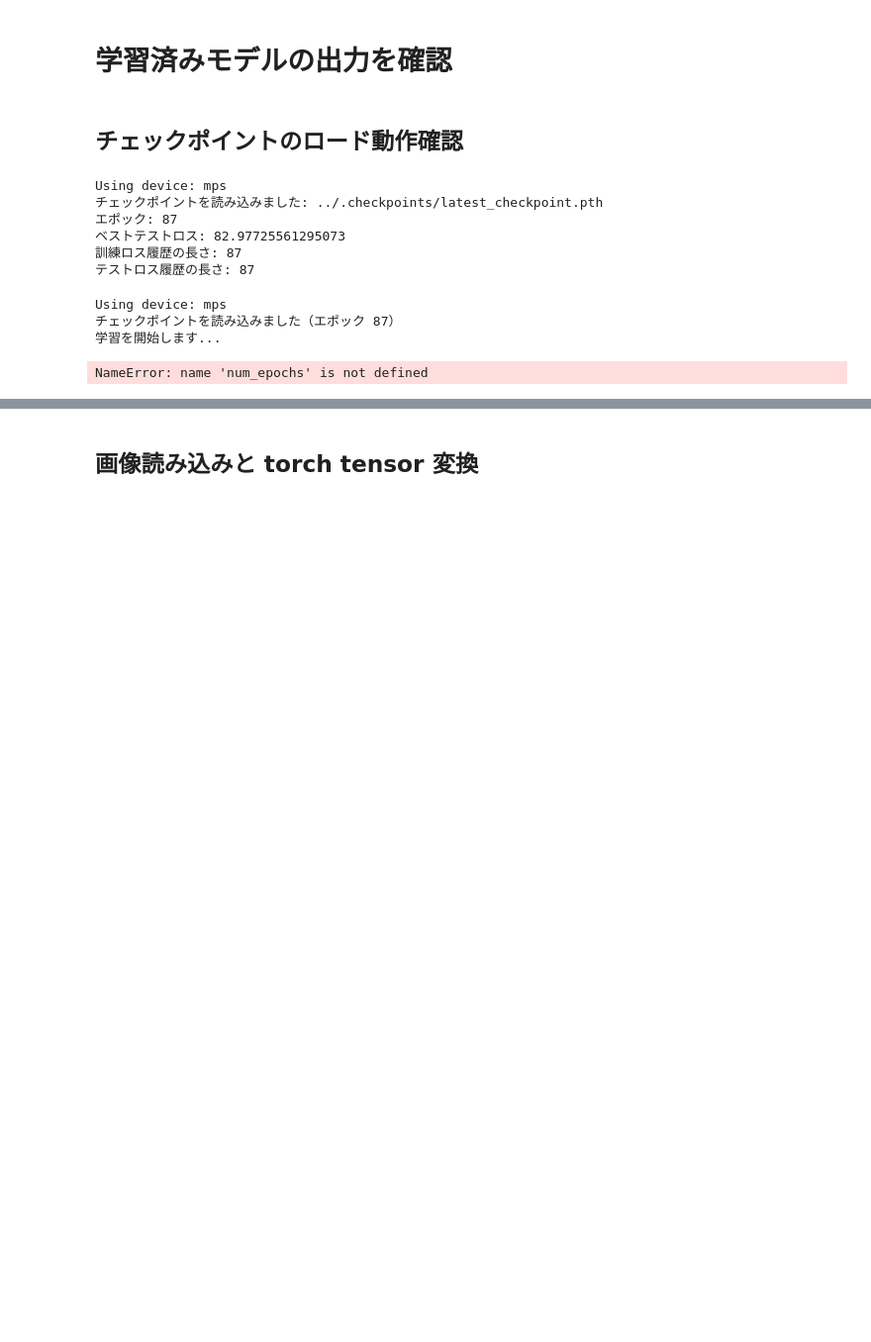
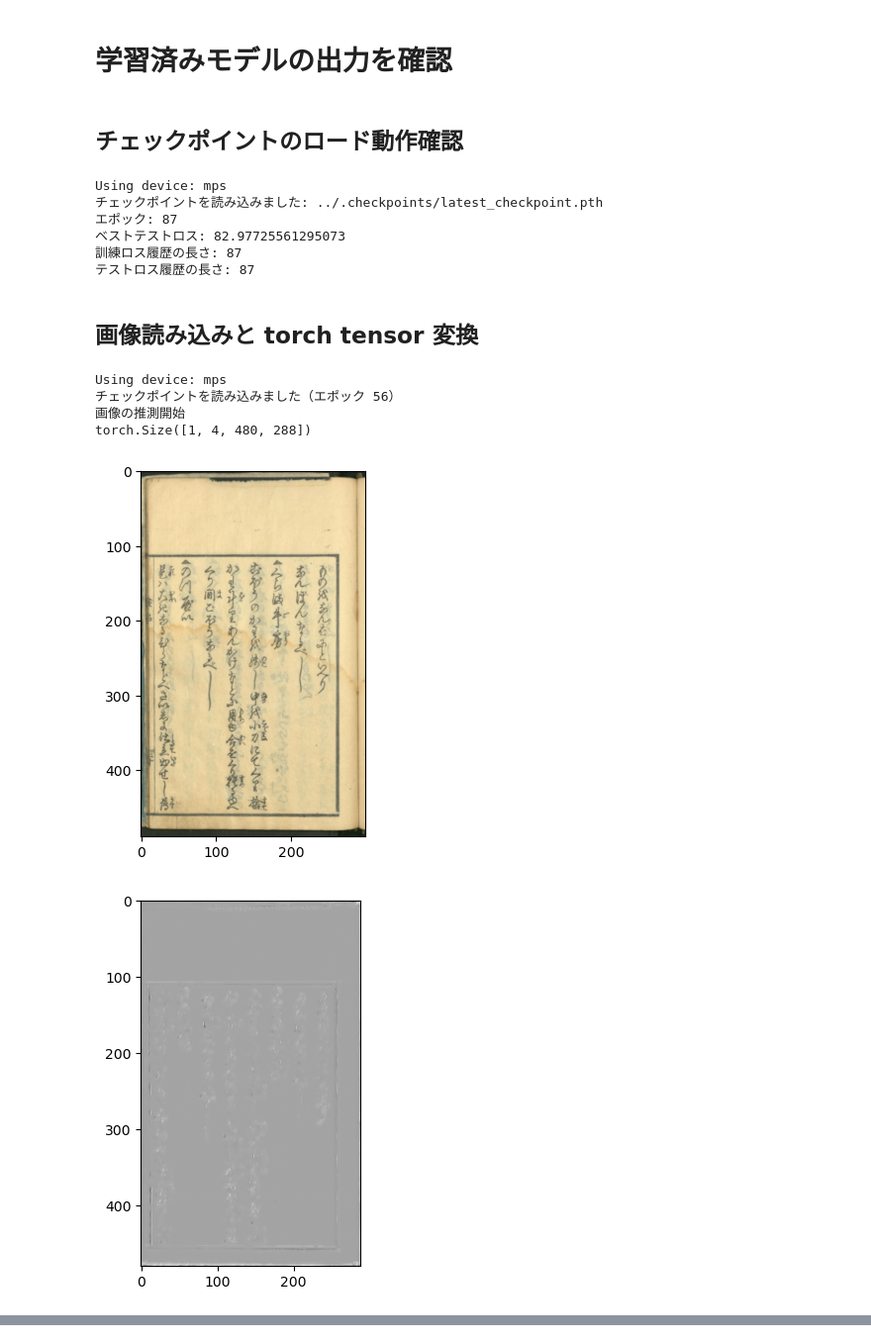
Before and after one commit to riku213/Craft_respect, a Jupyter notebook: .test/test_unet.ipynb, the cells around one changed output, grey strips where cells are left out. Shown at 99% size. Cells and saved outputs as stored; diff of their text form; code cells hidden in the pictures; blank space fills up the shorter version.

```diff
--- a/.test/test_unet.ipynb
+++ b/.test/test_unet.ipynb
@@ -217,3 +217,5 @@ Using device: mps
 ベストテストロス: 82.97725561295073
 訓練ロス履歴の長さ: 87
 テストロス履歴の長さ: 87
+# %% [markdown]
+## 画像読み込みと torch tensor 変換
@@ -221,6 +283,15 @@ Using device: mps
 # --- チェックポイントの設定 ---.checkpoints/latest_checkpoint.pth
 # 現在のデバイス状況を確認
 # device = torch.device("cuda" if torch.cuda.is_available() else "cpu")
+import torch
+import torch.nn as nn
+import matplotlib.pyplot as plt
+
+
+# image_path = "../.image_data/100241706_00002_2.jpg"
+image_path = "../.image_data/100241706_00026_2.jpg"
+checkpoint_file = 'best_model.pth'
+# checkpoint_file = '"latest_checkpoint.pth"'
 device = torch.device("mps" if torch.mps.is_available() else "cpu")
 print(f"Using device: {device}")
 # device = torch.device("mps" if torch.cuda.is_available() else "cpu")
@@ -236,64 +307,62 @@ os.makedirs(checkpoint_dir, exist_ok=True)
 best_test_loss = float('inf')
 start_epoch = 0
 
 # チェックポイントの読み込み（存在する場合）
 # セル6のチェックポイント読み込み部分を修正
-checkpoint_path = os.path.join(checkpoint_dir, "latest_checkpoint.pth")
+checkpoint_path = os.path.join(checkpoint_dir, checkpoint_file)
 if os.path.exists(checkpoint_path):
     # CUDAからMPS/CPUへの変換を明示的に行う
     if device.type == 'mps':
         checkpoint = torch.load(checkpoint_path, map_location=torch.device('mps'))
     else:
         checkpoint = torch.load(checkpoint_path, map_location=torch.device('cpu'))
 
     model.load_state_dict(checkpoint['model_state_dict'])
 
     # OptimizerもCPU/MPSに適応させる必要がある場合がある
     try:
         optimizer.load_state_dict(checkpoint['optimizer_state_dict'])
     except RuntimeError as e:
         print(f"Optimizer状態の読み込みに失敗: {e}")
         print("新しいOptimizerで続行します")
 
     start_epoch = checkpoint['epoch']
-    best_test_loss = checkpoint['best_test_loss']
-    train_loss_history = checkpoint['train_loss_history']
-    test_loss_history = checkpoint['test_loss_history']
+    # best_test_loss = checkpoint['best_test_loss']
+    # train_loss_history = checkpoint['train_loss_history']
+    # test_loss_history = checkpoint['test_loss_history']
     print(f"チェックポイントを読み込みました（エポック {start_epoch}）")
 
-# 損失の履歴を保存するリストを初期化
-train_loss_history = []
-test_loss_history = []
 
-print("学習を開始します...")
-for epoch in range(start_epoch, num_epochs):
-    print(f'start epcoch')
-    # --- 訓練フェーズ ---
-    model.train() # モデルを訓練モードに設定
-    train_loss_total = 0
 
-    # tqdmでプログレスバーを表示
-    train_bar = tqdm(train_dl, desc=f"Epoch {epoch+1}/{num_epochs} [Train]")
-    for imgs, masks in train_bar:
-        imgs, masks = imgs.to(device), masks.to(device)
+# 入力画像の読み込み
+try:
+    # 画像をテンソルに変換
+    image_tensor = load_image_as_tensor(
+        image_path=image_path,
+        device=device,
+        target_size=300,  # 必要に応じてリサイズ
+        normalize=True
+    )
+except Exception as e:
+    print(f"画像の読み込み/変換でエラーが発生しました: {e}")
+    sys.exit(1)
 
-        preds = model(imgs)
-        cropped_masks = crop_labels_to_match(masks, preds)
+print("画像の推測開始")
+pred = model(image_tensor.unsqueeze(0))  # バッチ次元を追加
+print(f'{pred.shape}')
 
-        loss = criterion(preds, cropped_masks)
-
-        optimizer.zero_grad()
-        loss.backward()
-        optimizer.step()
-
-        train_loss_total += loss.item()
-        # プログレスバーに現在のロスを表示
-        train_bar.set_postfix(loss=loss.item())
-
-    avg_train_loss = train_loss_total / len(train_dl)
-    train_loss_history.append(avg_train_loss)
+plt.imshow(image_tensor.cpu().detach().numpy().transpose(1, 2, 0))  # テンソルをNumPy配列に変換して表示
+plt.show(   )
+for i in range(4):
+    pred_i = pred[0, i].cpu().detach().numpy()  # GPUからCPUに移動してNumPy配列に変換
+    # plt.subplot(1, 4, i + 1)
+    plt.imshow(pred_i, cmap='gray')
+    # plt.axis('off')
+    plt.show()
 # %% [output]
 Using device: mps
-チェックポイントを読み込みました（エポック 87）
-学習を開始します...
+チェックポイントを読み込みました（エポック 56）
+画像の推測開始
+torch.Size([1, 4, 480, 288])
-NameError: name 'num_epochs' is not defined
+[figure, added]
+[figure, added]
@@ -300,2 +371,0 @@ NameError: name 'num_epochs' is not defined
-# %% [markdown]
-## 画像読み込みと torch tensor 変換
```
Also changed, not shown: parts of 5 cells of this notebook.
